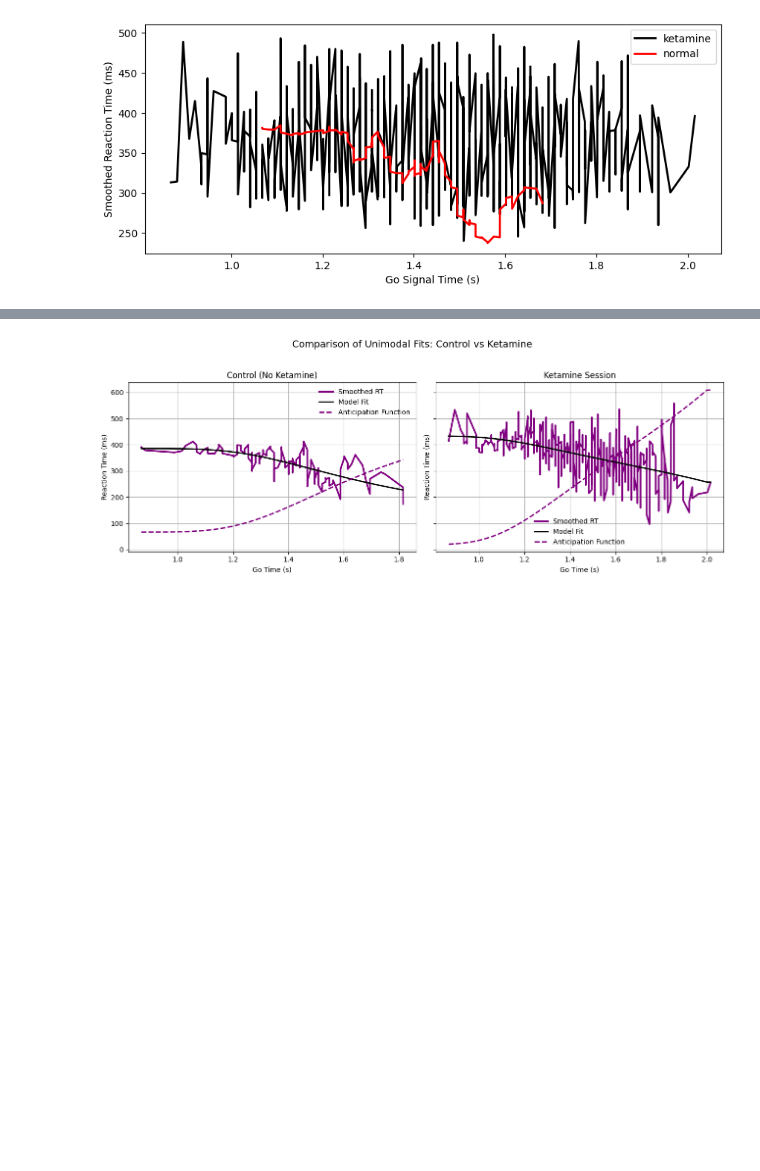
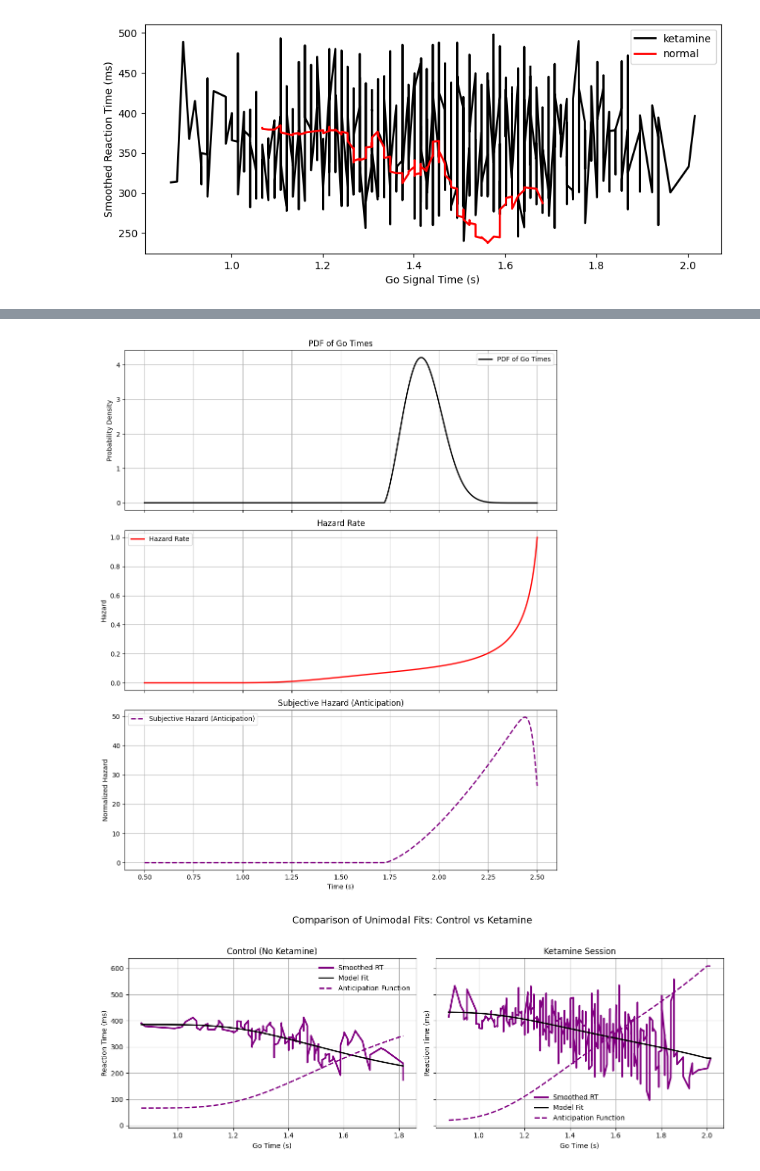
Before and after one commit to Da4kek/Temporal-Dynamics, a Jupyter notebook: Ketamine_data_analysis.ipynb, the cells around one changed output, grey strips where cells are left out. Cells and saved outputs as stored; diff of their text form; code cells hidden in the pictures; blank space fills up the shorter version.

```diff
--- a/Ketamine_data_analysis.ipynb
+++ b/Ketamine_data_analysis.ipynb
@@ -201,6 +267,56 @@ from scipy.stats import weibull_min, norm
 from scipy.optimize import curve_fit
 from scipy.ndimage import gaussian_filter1d
 import numpy as np
+# %%
+alpha = 4.25
+beta = 2.44
+delay = 1.72
+phi = 0.26
+
+t = np.linspace(0.5, 2.5, 1000)
+t_adj = np.clip(t - delay, 1e-3, None)
+
+pdf = weibull_min.pdf(t_adj, beta, scale=1 / alpha)
+
+cdf = weibull_min.cdf(t_adj, beta, scale=1 / alpha)
+subjective_hazard = pdf / (1 - cdf + 1e-8)
+
+blurred = np.zeros_like(t)
+for i, ti in enumerate(t):
+    sigma = phi * ti
+    kernel = norm.pdf(ti - t, scale=sigma)
+    kernel /= kernel.sum()
+    blurred[i] = np.sum(pdf * kernel)
+
+F_blurred = np.cumsum(blurred) * (t[1] - t[0])
+hazard = blurred / (1 - F_blurred + 1e-8)
+hazard /= np.max(hazard)
+
+fig, axs = plt.subplots(3, 1, figsize=(10, 12), sharex=True)
+
+axs[0].plot(t, pdf, label="PDF of Go Times", color="black", lw=2)
+axs[0].set_title("PDF of Go Times")
+axs[0].set_ylabel("Probability Density")
+axs[0].grid(True)
+axs[0].legend()
+
+axs[1].plot(t, hazard, label="Hazard Rate", color="red", lw=2)
+axs[1].set_title("Hazard Rate")
+axs[1].set_ylabel("Hazard")
+axs[1].grid(True)
+axs[1].legend()
+
+axs[2].plot(t, subjective_hazard, label="Subjective Hazard (Anticipation)", color="purple", lw=2, linestyle="--")
+axs[2].set_title("Subjective Hazard (Anticipation)")
+axs[2].set_xlabel("Time (s)")
+axs[2].set_ylabel("Normalized Hazard")
+axs[2].grid(True)
+axs[2].legend()
+
+plt.tight_layout()
+plt.show()
+# %% [output]
+[figure, added]
 # %%
 def blurred_weibull_hazard(t_array, alpha, beta, delay, phi=0.26):
     t_eval = np.linspace(0.5, 2.0, 1000)
```
Also changed, not shown: parts of 4 cells of this notebook.
